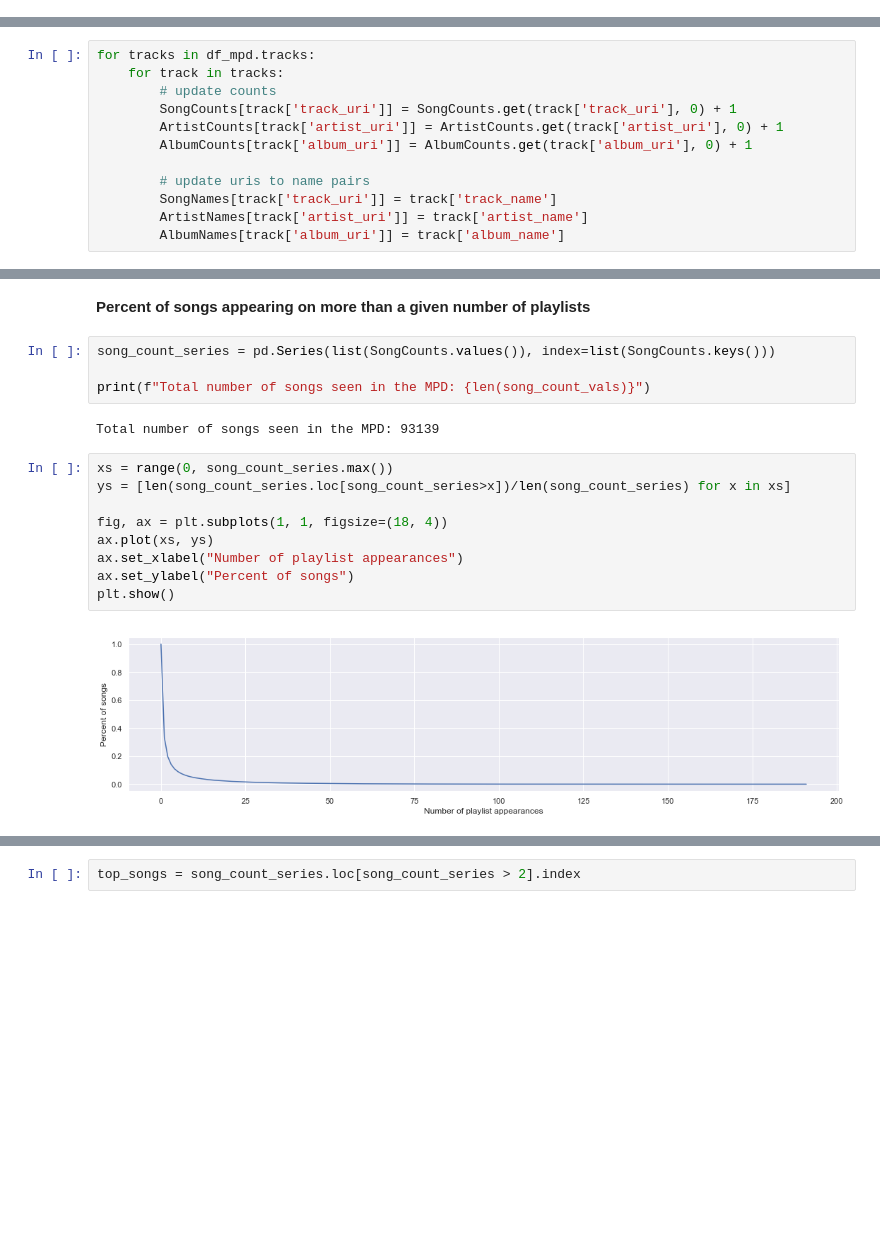
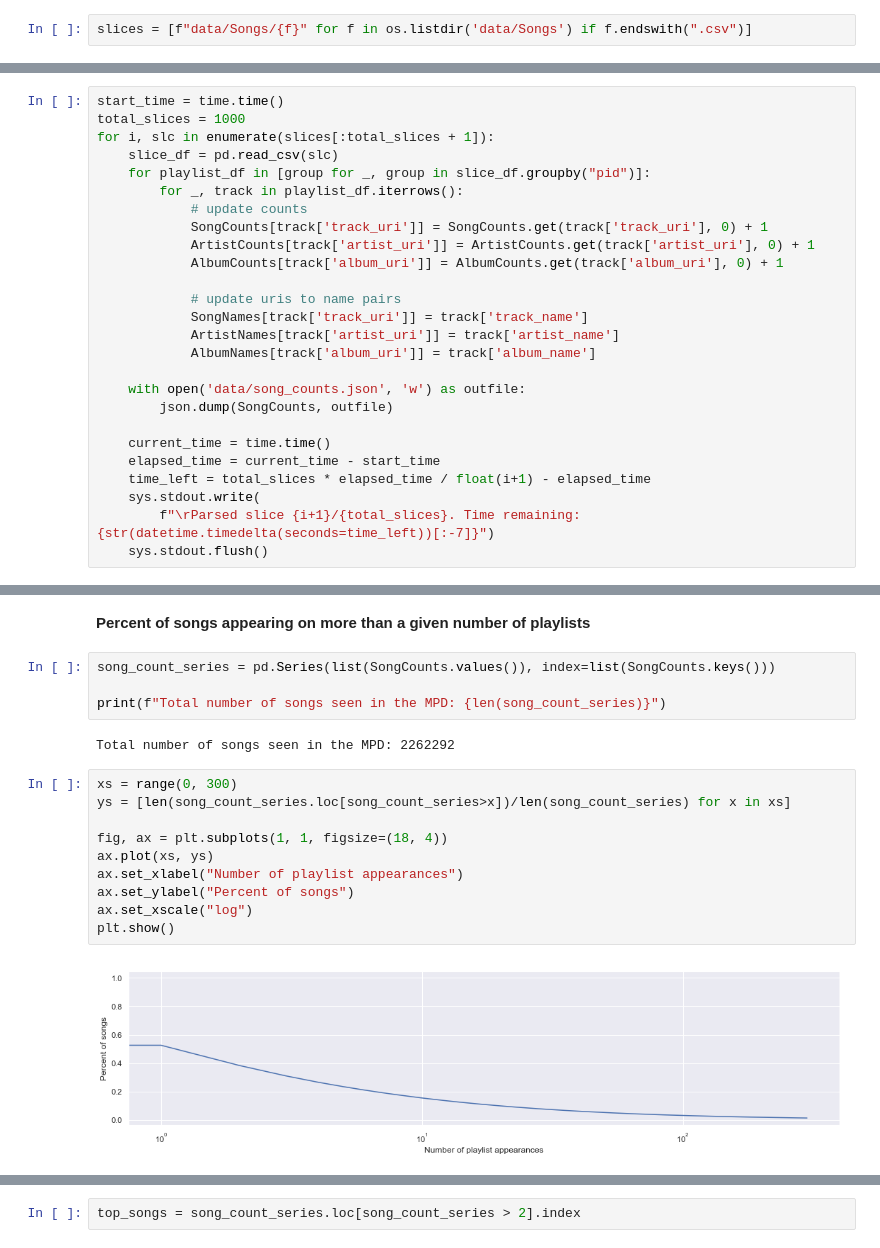
Before and after one commit to maggiebasta/playlist-generation, a Jupyter notebook: top_songs_extract.ipynb, the cells around one changed output, grey strips where cells are left out. Drawn from its saved outputs; the diff is of its cells as text; blank space fills up the shorter version.

Commit message:
top songs for full dataset

```diff
--- a/top_songs_extract.ipynb
+++ b/top_songs_extract.ipynb
@@ -23 +18,3 @@ df_mpd = pd.concat(slice_dfs, ignore_index=True)
+# %%
+slices = [f"data/Songs/{f}" for f in os.listdir('data/Songs') if f.endswith(".csv")]
 # %% [markdown]
@@ -62,14 +56,28 @@ AlbumCounts = {}
 # %% [markdown]
 **Iterate to get counts**
 # %%
-for tracks in df_mpd.tracks:
-    for track in tracks:
-        # update counts
-        SongCounts[track['track_uri']] = SongCounts.get(track['track_uri'], 0) + 1
-        ArtistCounts[track['artist_uri']] = ArtistCounts.get(track['artist_uri'], 0) + 1
-        AlbumCounts[track['album_uri']] = AlbumCounts.get(track['album_uri'], 0) + 1
+start_time = time.time()
+total_slices = 1000
+for i, slc in enumerate(slices[:total_slices + 1]):
+    slice_df = pd.read_csv(slc)
+    for playlist_df in [group for _, group in slice_df.groupby("pid")]:
+        for _, track in playlist_df.iterrows():
+            # update counts
+            SongCounts[track['track_uri']] = SongCounts.get(track['track_uri'], 0) + 1
+            ArtistCounts[track['artist_uri']] = ArtistCounts.get(track['artist_uri'], 0) + 1
+            AlbumCounts[track['album_uri']] = AlbumCounts.get(track['album_uri'], 0) + 1
 
-        # update uris to name pairs
-        SongNames[track['track_uri']] = track['track_name']
-        ArtistNames[track['artist_uri']] = track['artist_name']
-        AlbumNames[track['album_uri']] = track['album_name']
+            # update uris to name pairs
+            SongNames[track['track_uri']] = track['track_name']
+            ArtistNames[track['artist_uri']] = track['artist_name']
+            AlbumNames[track['album_uri']] = track['album_name']
+
+    with open('data/song_counts.json', 'w') as outfile:
+        json.dump(SongCounts, outfile)
+
+    current_time = time.time()
+    elapsed_time = current_time - start_time
+    time_left = total_slices * elapsed_time / float(i+1) - elapsed_time
+    sys.stdout.write(
+        f"\rParsed slice {i+1}/{total_slices}. Time remaining: {str(datetime.timedelta(seconds=time_left))[:-7]}")
+    sys.stdout.flush()
@@ -93,20 +103,21 @@ plt.show()
 # %%
 song_count_series = pd.Series(list(SongCounts.values()), index=list(SongCounts.keys()))
 
-print(f"Total number of songs seen in the MPD: {len(song_count_vals)}")
+print(f"Total number of songs seen in the MPD: {len(song_count_series)}")
 # %% [output]
-Total number of songs seen in the MPD: 93139
+Total number of songs seen in the MPD: 2262292
 # %%
-xs = range(0, song_count_series.max())
+xs = range(0, 300)
 ys = [len(song_count_series.loc[song_count_series>x])/len(song_count_series) for x in xs]
 
 fig, ax = plt.subplots(1, 1, figsize=(18, 4))
 ax.plot(xs, ys)
 ax.set_xlabel("Number of playlist appearances")
 ax.set_ylabel("Percent of songs")
+ax.set_xscale("log")
 plt.show()
 # %% [output]
-[figure, old version]
+[figure, new version]
 # %%
 list(zip(xs, ys))
 # %% [output]
```
Also changed, not shown: parts of 11 cells of this notebook, 4 other files.
